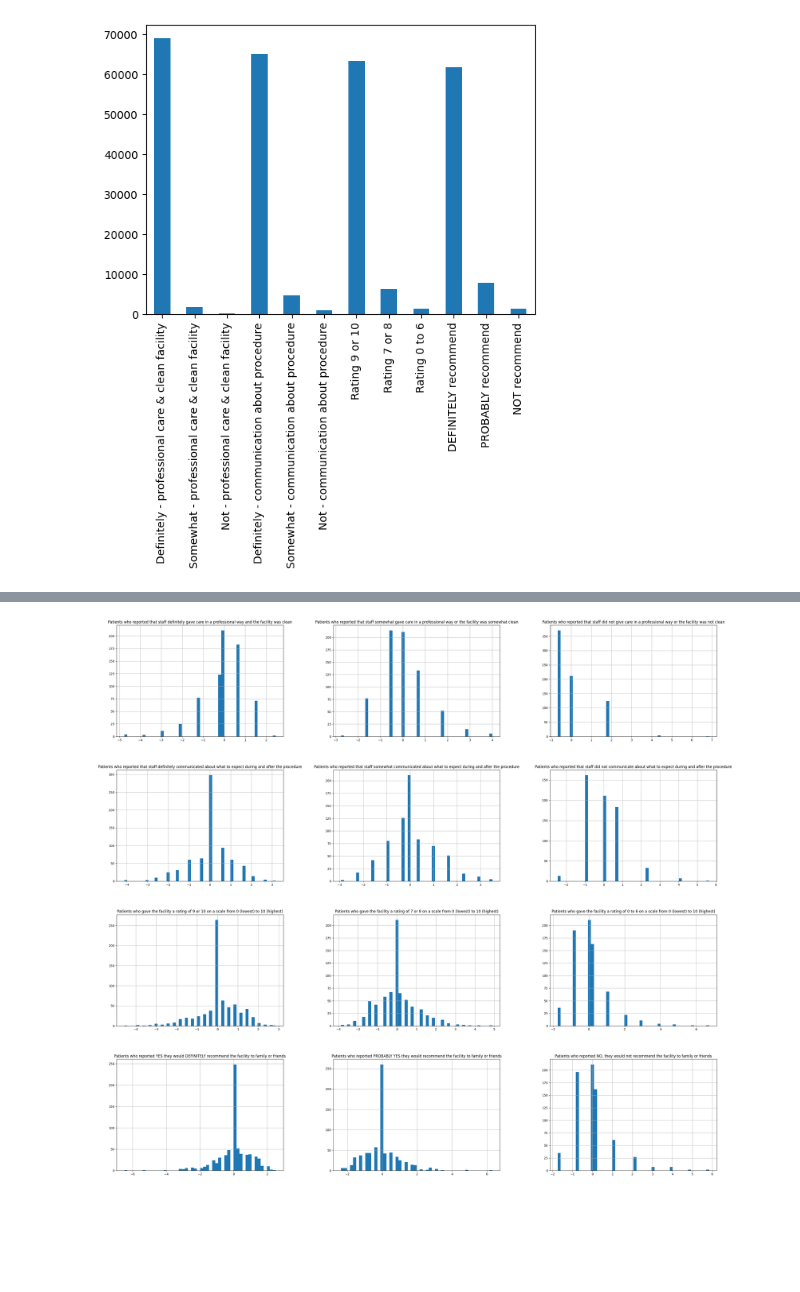
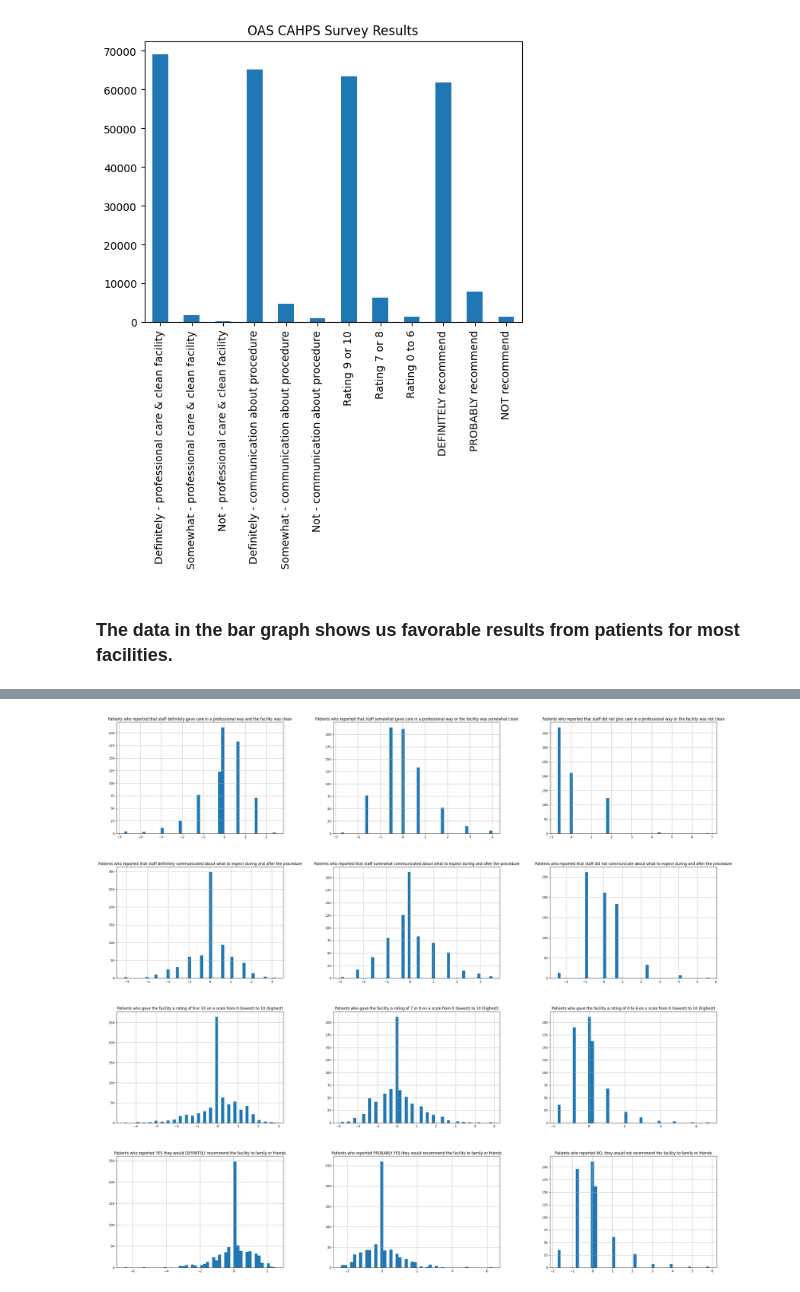
Before and after one commit to rachel5678b/Data-Science-Project-1, a Jupyter notebook: OAS_CAHPS.ipynb, the cells around one changed output, grey strips where cells are left out. Drawn from its saved outputs; the diff is of its cells as text; code cells hidden in the pictures; blank space fills up the shorter version.

```diff
--- a/OAS_CAHPS.ipynb
+++ b/OAS_CAHPS.ipynb
@@ -175,31 +175,33 @@ results_df = results_df.drop(["Patients recommending the facility linear mean sc
 # %%
 # Display bar graph of survey responses
 
 
 
 # Rename for visual ease
 results_df_sums = results_df.rename(columns={"Patients who reported that staff definitely gave care in a professional way and the facility was clean":"Definitely - professional care & clean facility",
                                 "Patients who reported that staff somewhat gave care in a professional way or the facility was somewhat clean":"Somewhat - professional care & clean facility",
                                 "Patients who reported that staff did not give care in a professional way or the facility was not clean":"Not - professional care & clean facility",
                                 "Patients who reported that staff definitely communicated about what to expect during and after the procedure":"Definitely - communication about procedure",
                                 "Patients who reported that staff somewhat communicated about what to expect during and after the procedure":"Somewhat - communication about procedure",
                                 "Patients who reported that staff did not communicate about what to expect during and after the procedure":"Not - communication about procedure",
                                 "Patients who gave the facility a rating of 9 or 10 on a scale from 0 (lowest) to 10 (highest)":"Rating 9 or 10",
                                 "Patients who gave the facility a rating of 7 or 8 on a scale from 0 (lowest) to 10 (highest)":"Rating 7 or 8",
                                 "Patients who gave the facility a rating of 0 to 6 on a scale from 0 (lowest) to 10 (highest)":"Rating 0 to 6",
                                 "Patients who reported YES they would DEFINITELY recommend the facility to family or friends":"DEFINITELY recommend",
                                 "Patients who reported PROBABLY YES they would recommend the facility to family or friends":"PROBABLY recommend",
                                 "Patients who reported NO, they would not recommend the facility to family or friends":"NOT recommend",
                                }
                       )
 
 # Sum up columns
 results_df_sums = results_df_sums.sum()
 
-results_df_sums.plot.bar()
+results_df_sums.plot.bar(title= "OAS CAHPS Survey Results")
 plt.show()
 # %% [output]
-[figure, old version]
+[figure, new version]
+# %% [markdown]
+### The data in the bar graph shows us favorable results from patients for most facilities.
 # %%
 # Confirm data is not yet standardized
 
```
Also changed, not shown: parts of 19 cells of this notebook.
